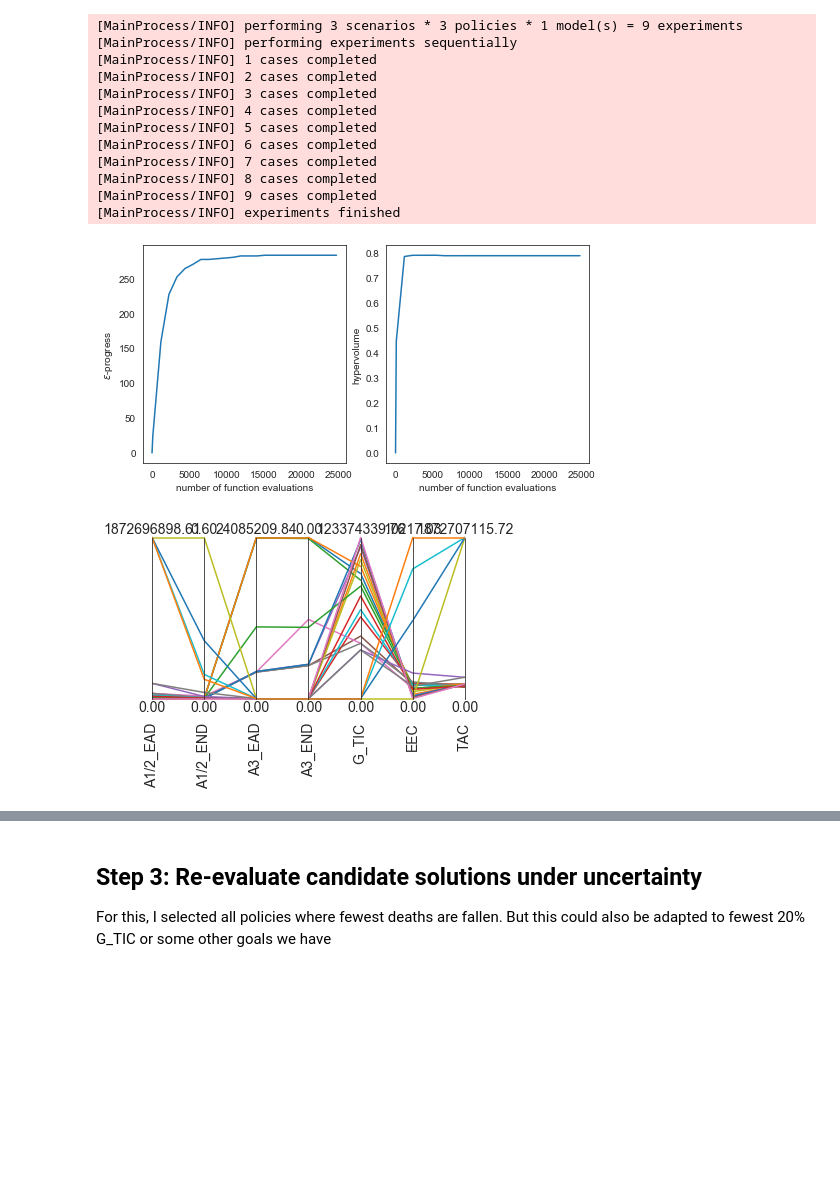
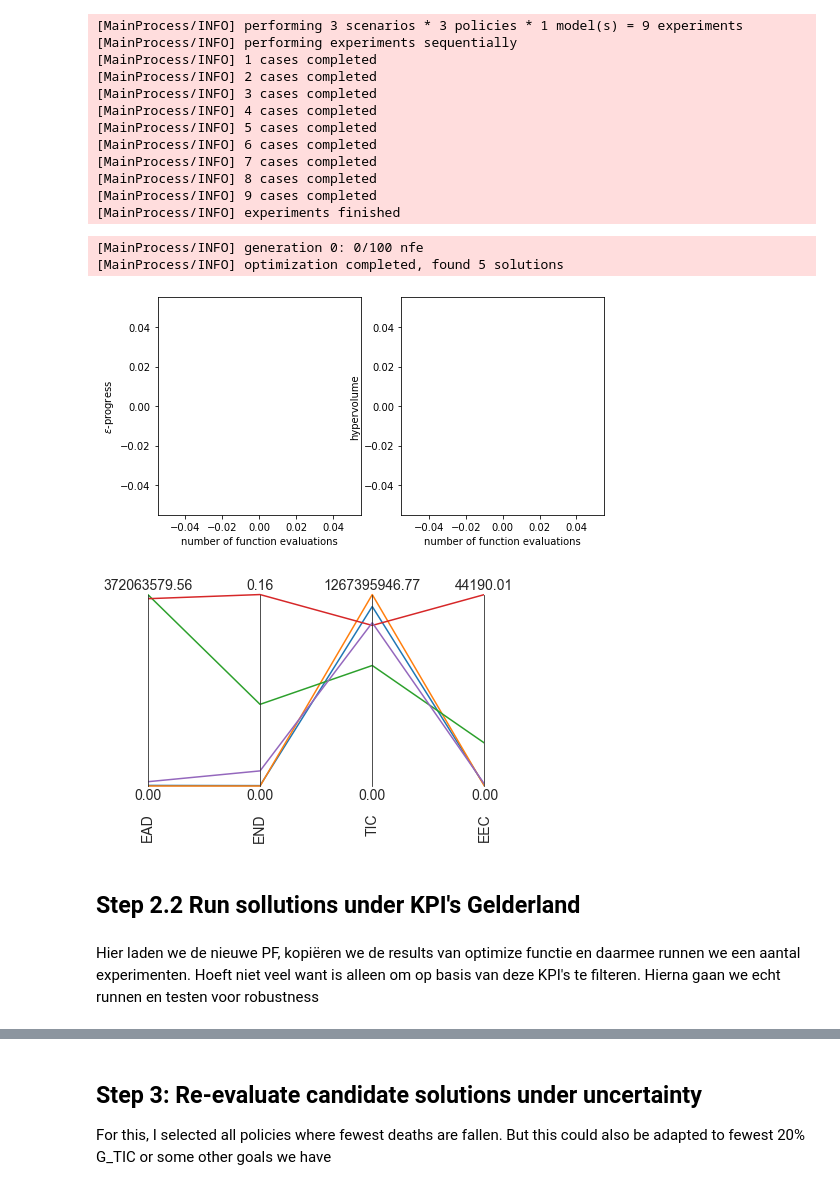
Before and after one commit to oli4oli4/Model-based-decision-making, a Jupyter notebook: Final assignments/MORDM.ipynb, the cells around one changed output, grey strips where cells are left out. Drawn from its saved outputs; the diff is of its cells as text; code cells hidden in the pictures; blank space fills up the shorter version.

```diff
--- a/Final assignments/MORDM.ipynb
+++ b/Final assignments/MORDM.ipynb
@@ -21,7 +21,7 @@ ema_logging.log_to_stderr(ema_logging.INFO)
 
 #choose problem formulation number, between 0-5
 #each problem formulation has its own list of outcomes
-dike_model, planning_steps = get_model_for_problem_formulation(6)
+dike_model, planning_steps = get_model_for_problem_formulation(7)
 
 def sum_over(*args):
     return sum(args)
@@ -58,30 +54,33 @@ experiments, outcomes = results
 from ema_workbench.em_framework.evaluators import BaseEvaluator
 from ema_workbench.em_framework.optimization import (HyperVolume,
                                                      EpsilonProgress)
-optimize_min = [0,0,0,0,0,0,1e8]
-optimize_max = [2e9, 1 ,1e9,1,2e8,1e5,2e9]
-optimize_epsilon = [1e6,1e-3,1e6,1e-3,1e6,1e3,1e7]
+optimize_min = [0,0,0,0]
+optimize_max = [5e9, 5 ,1e9, 1e7]
+optimize_epsilon = [1e6,1e-2,1e6, 1e5]
 
 convergence_metrics = [HyperVolume(minimum=optimize_min, maximum=optimize_max),
                        EpsilonProgress()]
 
-# with MultiprocessingEvaluator(dike_model) as evaluator:
-#     results1, convergence = evaluator.optimize(nfe=25000, searchover='levers', epsilons=optimize_epsilon,
-#                                               convergence=convergence_metrics)
+with SequentialEvaluator(dike_model) as evaluator: #staat nog op sequential!!!
+    results1, convergence = evaluator.optimize(nfe=100, searchover='levers', epsilons=optimize_epsilon,
+                                              convergence=convergence_metrics) #hier moet denk ik nog de uncertainty space bij
 
-# results1.to_excel('./export/resultsoptimize25000_results_1.xlsx')
-# convergence.to_excel('./export/resultsoptimize25000_convergence_1.xlsx')
+results1.to_excel('./export/resultsoptimize_results.xlsx')
+convergence.to_excel('./export/resultsoptimizeconvergence.xlsx')
 
-# result_statistics = pd.DataFrame()
-# result_statistics['mean']=(np.mean(results1))
-# result_statistics['std']=(np.std(results1))
-# result_statistics['min']=(np.min(results1))
-# result_statistics['max']=(np.max(results1))
-# result_statistics.to_excel('./export/resultsoptimize25000_statistics_1.xlsx')
+result_statistics = pd.DataFrame()
+result_statistics['mean']=(np.mean(results1))
+result_statistics['std']=(np.std(results1))
+result_statistics['min']=(np.min(results1))
+result_statistics['max']=(np.max(results1))
+result_statistics.to_excel('./export/resultsoptimizestatistics.xlsx')
 
-results1 = pd.read_excel('./export/resultsoptimize25000_results_1.xlsx', index_col=0, )
-convergence = pd.read_excel('./export/resultsoptimize25000_convergence_1.xlsx', index_col=0, )
-result_statistics = pd.read_excel('./export/resultsoptimize25000_statistics_1.xlsx', index_col=0, )
+# results1 = pd.read_excel('./export/resultsoptimize_results.xlsx', index_col=0, )
+# convergence = pd.read_excel('./export/resultsoptimizeconvergence.xlsx', index_col=0, )
+# result_statistics = pd.read_excel('./export/resultsoptimizestatistics.xlsx', index_col=0, )
+# %% [output]
+[MainProcess/INFO] generation 0: 0/100 nfe
+[MainProcess/INFO] optimization completed, found 5 solutions
 # %%
 fig, (ax1, ax2) = plt.subplots(ncols=2, sharex=True, figsize=(8,4))
 ax1.plot(convergence.nfe, convergence.epsilon_progress)
@@ -93,16 +92,20 @@ ax1.set_xlabel('number of function evaluations')
 ax2.set_xlabel('number of function evaluations')
 plt.show()
 # %% [output]
-[figure, old version]
+[figure, new version]
 # %%
 from ema_workbench.analysis import parcoords
 
-data = results1.loc[:,['A1/2_EAD', 'A1/2_END', 'A3_EAD', 'A3_END', 'G_TIC', 'EEC', 'TAC']]
+data = results1.loc[:,['EAD', 'END', 'TIC', 'EEC']]
 limits = parcoords.get_limits(data)
-limits.loc[0, ['A1/2_EAD', 'A1/2_END', 'A3_EAD', 'A3_END', 'G_TIC', 'EEC', 'TAC']] = 0
+limits.loc[0, ['EAD', 'END', 'TIC', 'EEC']] = 0
 
 paraxes = parcoords.ParallelAxes(limits)
 paraxes.plot(data)
 plt.show()
 # %% [output]
-[figure, old version]
+[figure, new version]
+# %% [markdown]
+## Step 2.2 Run sollutions under KPI's Gelderland
+# %% [markdown]
+Hier laden we de nieuwe PF, kopiëren we de results van optimize functie en daarmee runnen we een aantal experimenten. Hoeft niet veel want is alleen om op basis van deze KPI's te filteren. Hierna gaan we echt runnen en testen voor robustness
```
Also changed, not shown: parts of 13 cells of this notebook, 2 other files.
